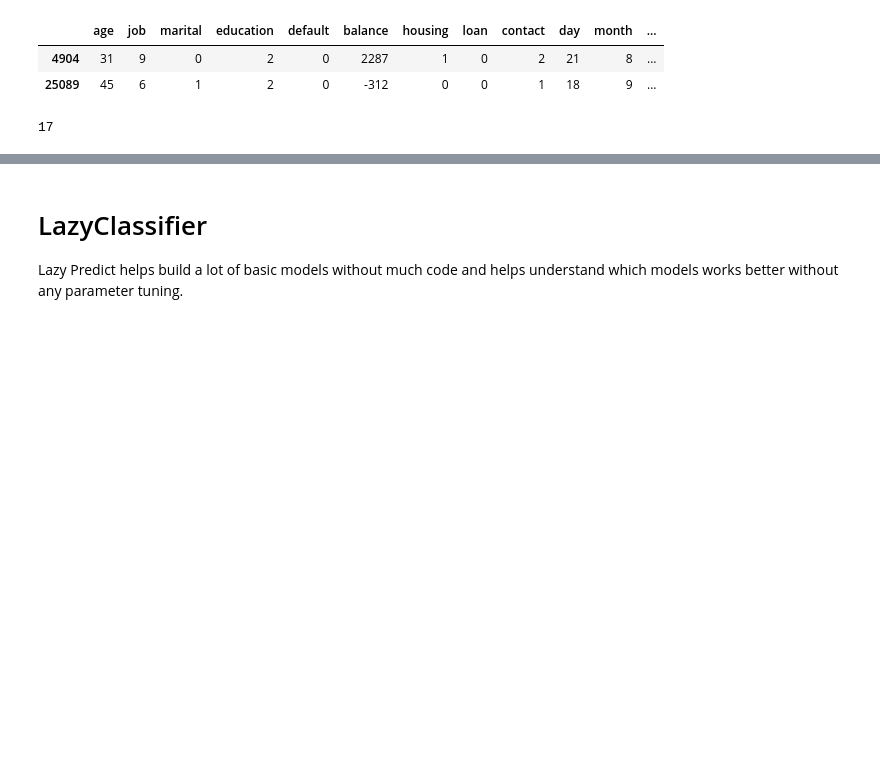
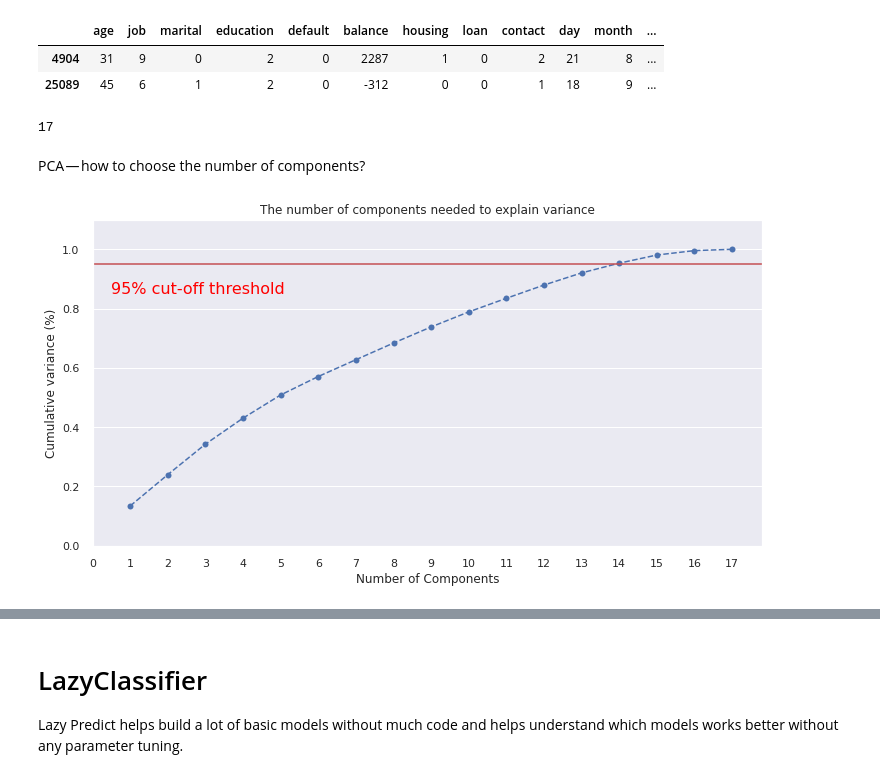
Before and after one commit to pascale25/9CGCgdvlOR8EY9Iq, a Jupyter notebook: Term_Deposit_Marketing.ipynb, the cells around one changed output, grey strips where cells are left out. Saved outputs shown, nothing was run; the diff lists cells and outputs as text; code cells hidden in the pictures; blank space fills up the shorter version.

```diff
--- a/Term_Deposit_Marketing.ipynb
+++ b/Term_Deposit_Marketing.ipynb
@@ -1952,5 +1952,39 @@ X_train.head(2)
 len(X_train.columns)
 # %% [output]
 17
+# %%
+# Scaling the data
+sc = StandardScaler()
+X_train_sc = sc.fit_transform(X_train)
+
+x_test_sc = sc.transform(X_test)
+# %% [markdown]
+PCA — how to choose the number of components?
+# %%
+#principal components explain a part of the variance. From the Scikit-learn implementation,
+#we can get the information about the explained variance and plot the cumulative variance.
+
+pca = PCA().fit(X_train_sc)
+plt.rcParams["figure.figsize"] = (12,6)
+
+fig, ax = plt.subplots()
+xi = np.arange(1, 18, step=1)
+y = np.cumsum(pca.explained_variance_ratio_)
+
+plt.ylim(0.0,1.1)
+plt.plot(xi, y, marker='o', linestyle='--', color='b')
+
+plt.xlabel('Number of Components')
+plt.xticks(np.arange(0, 18, step=1)) #change from 0-based array index to 1-based human-readable label
+plt.ylabel('Cumulative variance (%)')
+plt.title('The number of components needed to explain variance')
+
+plt.axhline(y=0.95, color='r', linestyle='-')
+plt.text(0.5, 0.85, '95% cut-off threshold', color = 'red', fontsize=16)
+
+ax.grid(axis='x')
+plt.show()
+# %% [output]
+[figure, added]
 # %%
 pipe_rf = make_pipeline(
```
Also changed, not shown: parts of 10 cells of this notebook.
